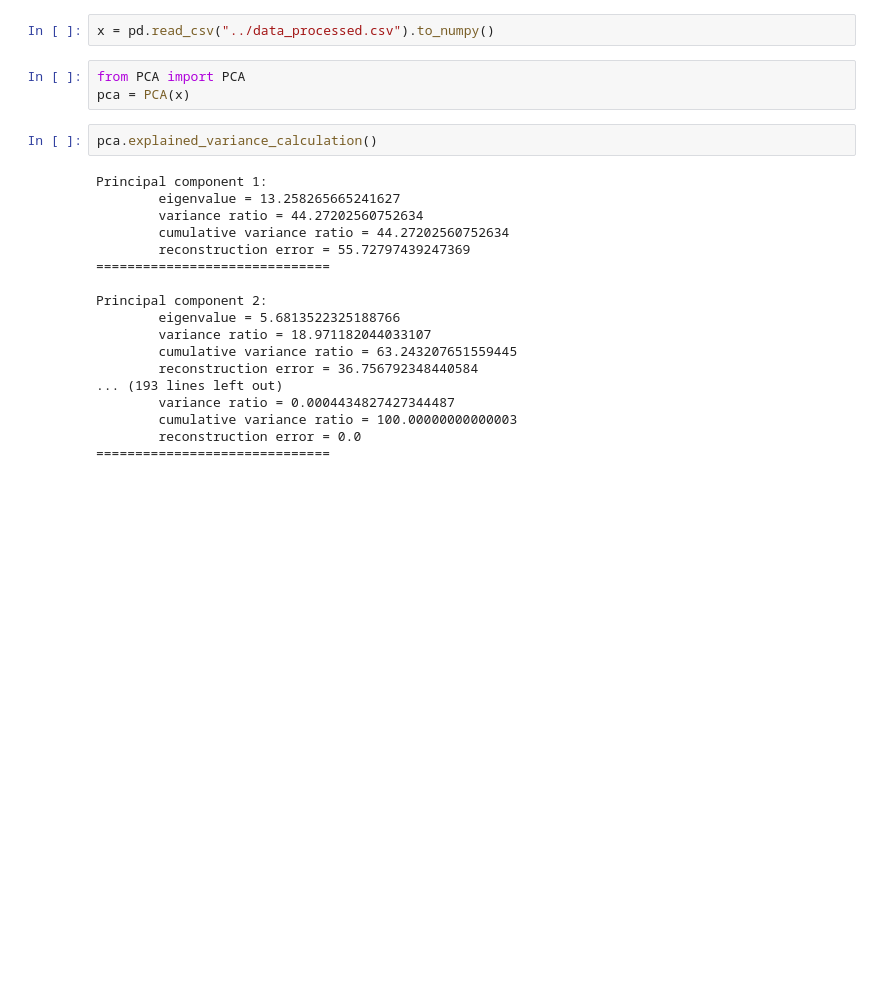
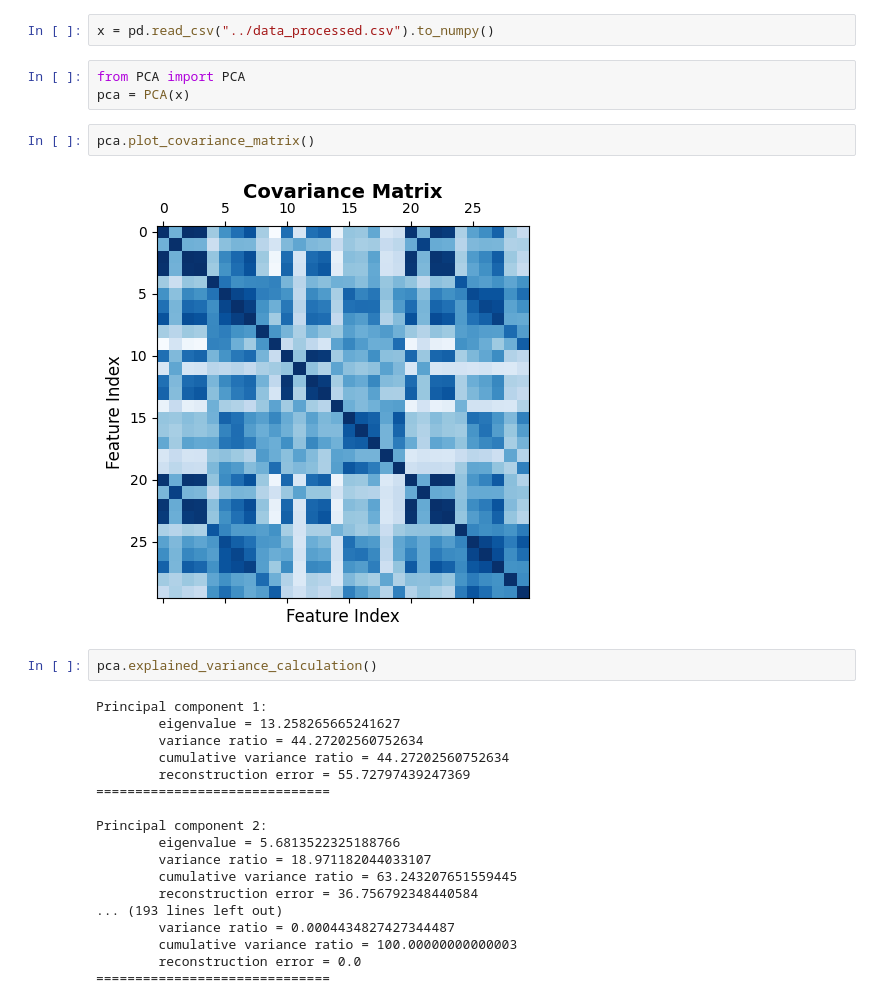
Before and after one commit to minareda417/Unsupervised-learning, a Jupyter notebook: PCA/pca.ipynb, the cells around one changed output. Drawn from its saved outputs; the diff is of its cells as text; blank space fills up the shorter version.

```diff
--- a/PCA/pca.ipynb
+++ b/PCA/pca.ipynb
@@ -6,6 +6,10 @@ x = pd.read_csv("../data_processed.csv").to_numpy()
 # %%
 from PCA import PCA
 pca = PCA(x)
+# %%
+pca.plot_covariance_matrix()
+# %% [output]
+[figure, added]
 # %%
 pca.explained_variance_calculation()
 # %% [output]
```
Also changed, not shown: 4 other files.
